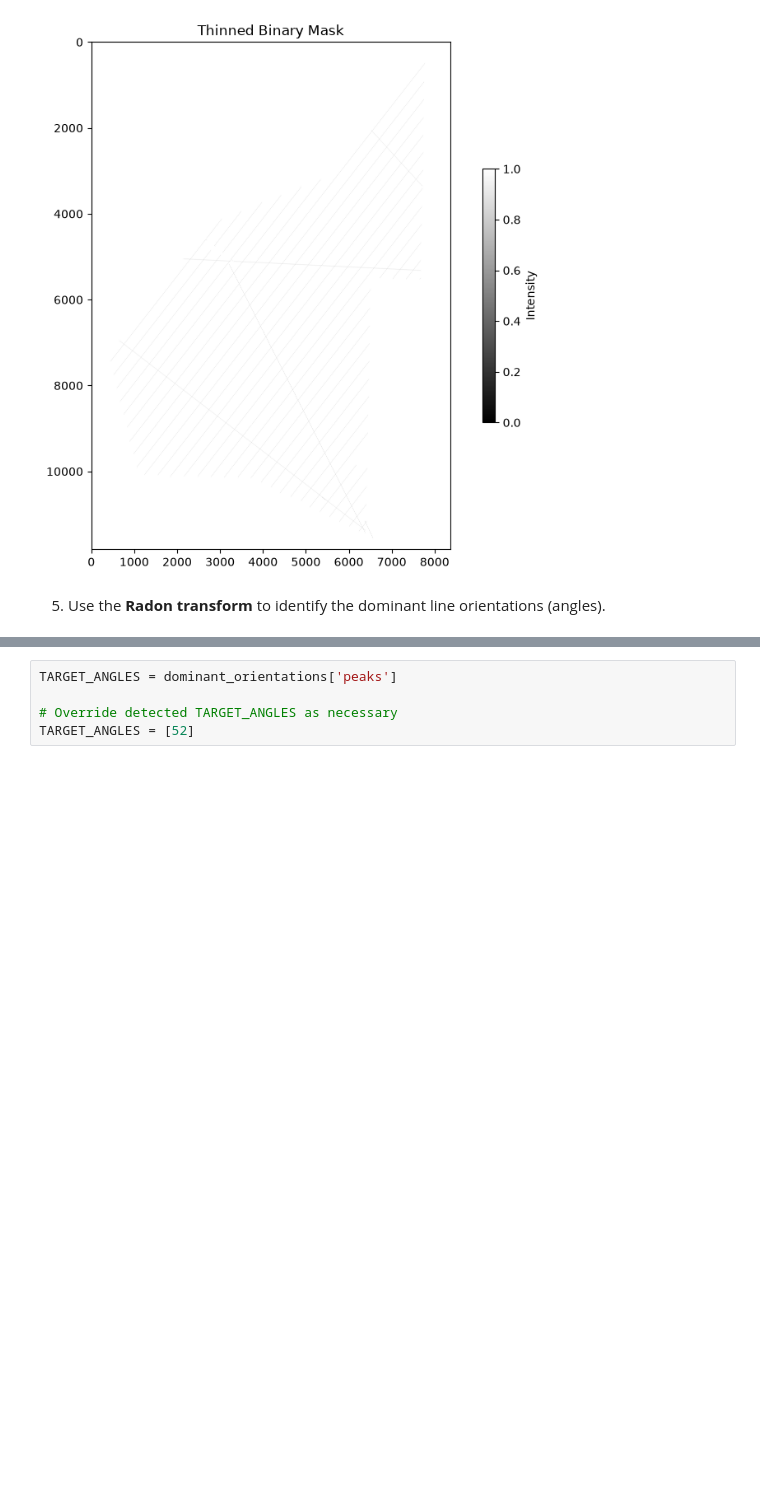
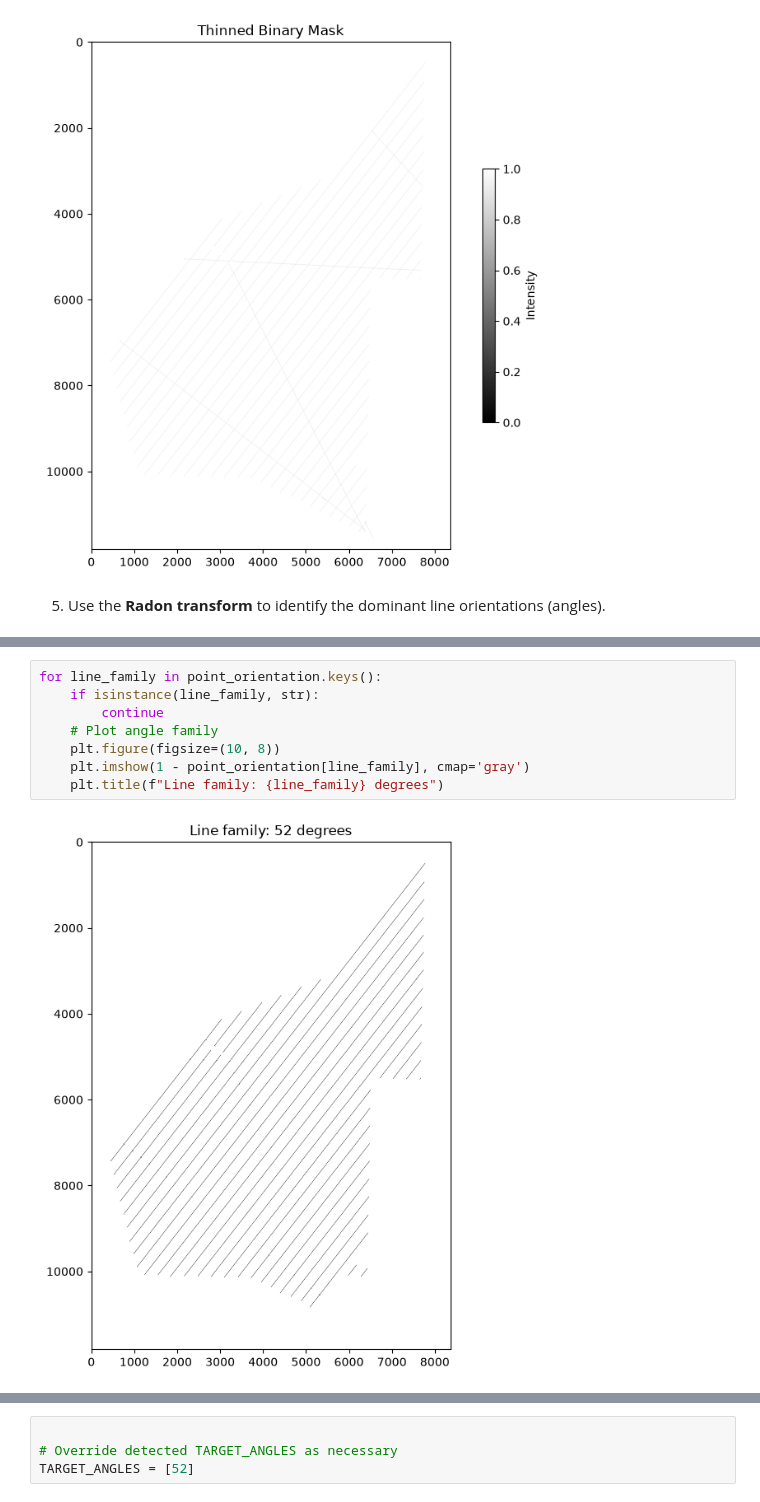
Before and after one commit to franciscorpuz/nbs_uncles, a Jupyter notebook: notebooks/sim_D000141.ipynb, the cells around one changed output, grey strips where cells are left out. Drawn from its saved outputs; the diff is of its cells as text; blank space fills up the shorter version.

```diff
--- a/notebooks/sim_D000141.ipynb
+++ b/notebooks/sim_D000141.ipynb
@@ -154,0 +176,10 @@ plt.show()
+# %%
+for line_family in point_orientation.keys():
+    if isinstance(line_family, str):
+        continue
+    # Plot angle family
+    plt.figure(figsize=(10, 8))
+    plt.imshow(1 - point_orientation[line_family], cmap='gray')
+    plt.title(f"Line family: {line_family} degrees")
+# %% [output]
+[figure, added]
@@ -155,5 +190,4 @@ plt.show()
 # %%
-TARGET_ANGLES = dominant_orientations['peaks']
 
 # Override detected TARGET_ANGLES as necessary
 TARGET_ANGLES = [52]
```
Also changed, not shown: parts of 21 cells of this notebook, 18 other files.
